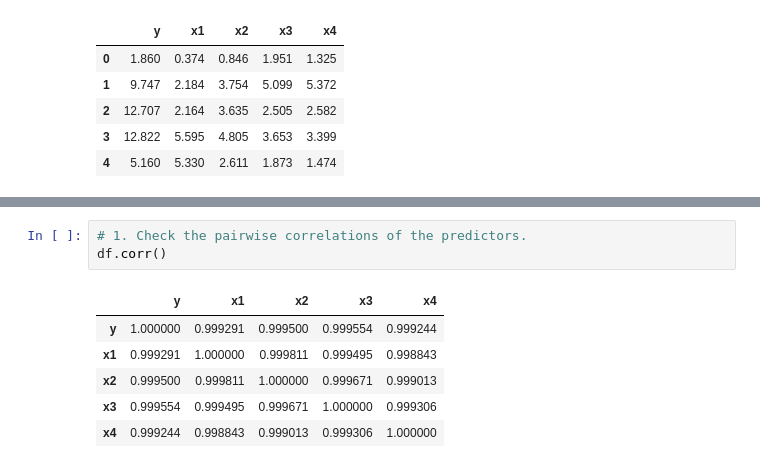
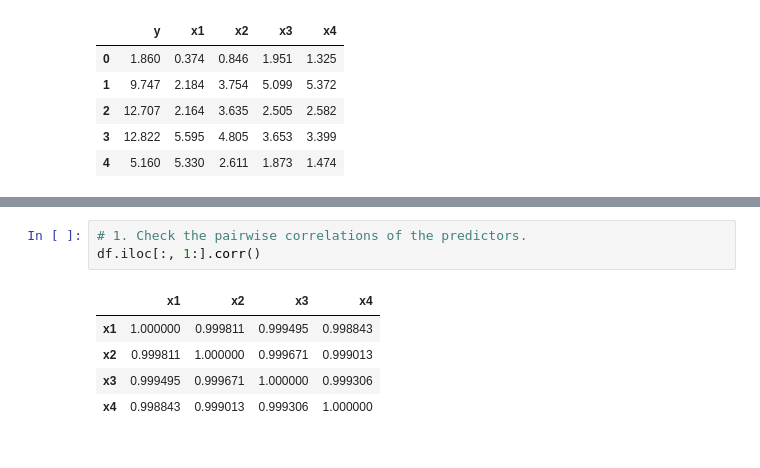
Before and after one commit to zhangshiman22/regression_f25, a Jupyter notebook: Code/multicollinearity_toy_ex.ipynb, the cells around one changed output, grey strips where cells are left out. Saved outputs shown, nothing was run; the diff lists cells and outputs as text.

```diff
--- a/Code/multicollinearity_toy_ex.ipynb
+++ b/Code/multicollinearity_toy_ex.ipynb
@@ -390,10 +385,9 @@ df.head()
 # %%
 # 1. Check the pairwise correlations of the predictors.
-df.corr()
+df.iloc[:, 1:].corr()
 # %% [output]
-|  | y | x1 | x2 | x3 | x4 |
-| y | 1.000000 | 0.999291 | 0.999500 | 0.999554 | 0.999244 |
-| x1 | 0.999291 | 1.000000 | 0.999811 | 0.999495 | 0.998843 |
-| x2 | 0.999500 | 0.999811 | 1.000000 | 0.999671 | 0.999013 |
-| x3 | 0.999554 | 0.999495 | 0.999671 | 1.000000 | 0.999306 |
-| x4 | 0.999244 | 0.998843 | 0.999013 | 0.999306 | 1.000000 |
+|  | x1 | x2 | x3 | x4 |
+| x1 | 1.000000 | 0.999811 | 0.999495 | 0.998843 |
+| x2 | 0.999811 | 1.000000 | 0.999671 | 0.999013 |
+| x3 | 0.999495 | 0.999671 | 1.000000 | 0.999306 |
+| x4 | 0.998843 | 0.999013 | 0.999306 | 1.000000 |
```
Also changed, not shown: parts of 13 cells of this notebook.
